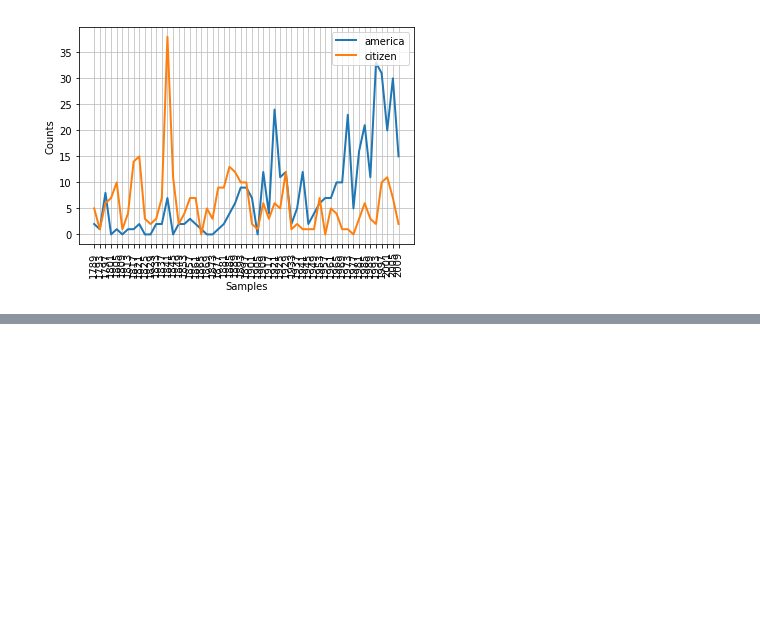
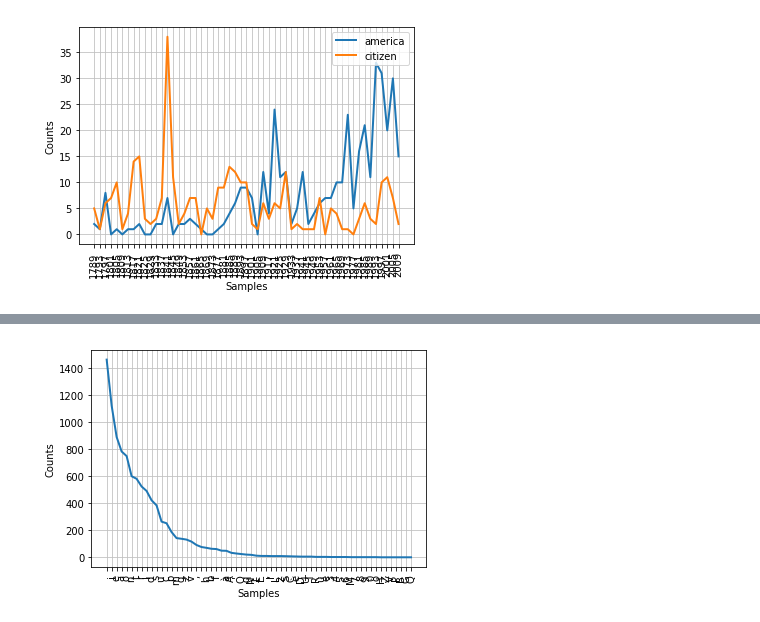
Before and after one commit to CristyTarantino/toolkitten, a Jupyter notebook: summer-of-code/week-03/wk3-homework-submissions/soc_wk3_cert_cristina_tarantino_2_of_n.ipynb, the cells around one changed output, grey strips where cells are left out. Cells and saved outputs as stored; diff of their text form; code cells hidden in the pictures; blank space fills up the shorter version.

```diff
--- a/summer-of-code/week-03/wk3-homework-submissions/soc_wk3_cert_cristina_tarantino_2_of_n.ipynb
+++ b/summer-of-code/week-03/wk3-homework-submissions/soc_wk3_cert_cristina_tarantino_2_of_n.ipynb
@@ -463,0 +521,6 @@ cfd.plot()
+# %%
+udhr.fileids()
+raw_text = udhr.raw('Italian_Italiano-Latin1')
+nltk.FreqDist(raw_text).plot()
+# %% [output]
+[figure, added]
```
Also changed, not shown: parts of 7 cells of this notebook.
